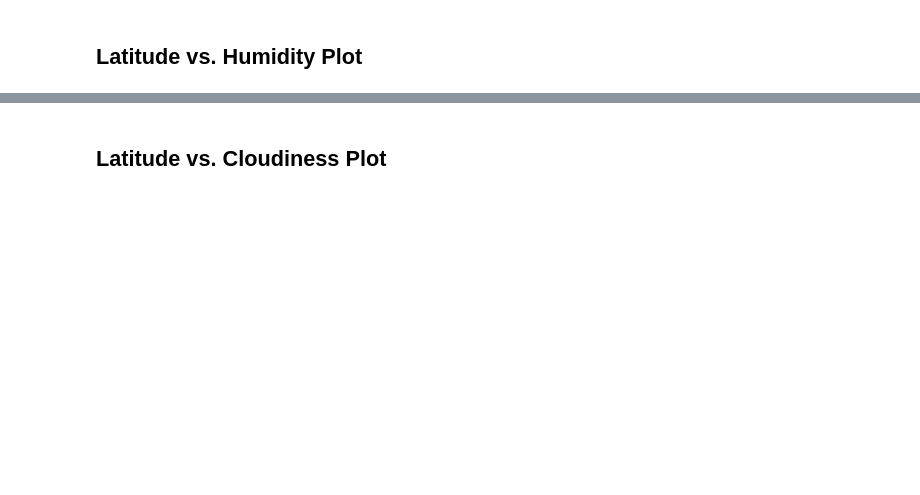
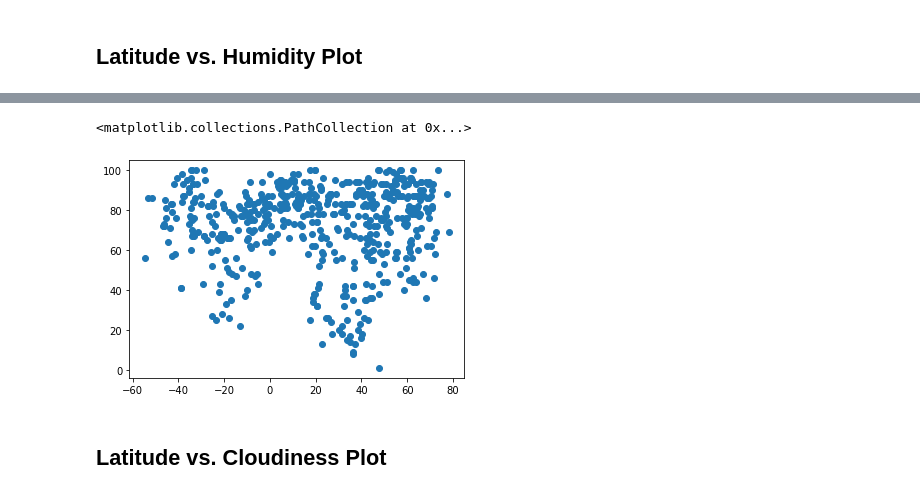
Before and after one commit to SakiSugio/python-api-challenge, a Jupyter notebook: starter_code/WeatherPy.ipynb, the cells around one changed output, grey strips where cells are left out. Saved outputs shown, nothing was run; the diff lists cells and outputs as text; code cells hidden in the pictures; blank space fills up the shorter version.

```diff
--- a/starter_code/WeatherPy.ipynb
+++ b/starter_code/WeatherPy.ipynb
@@ -203,2 +196,7 @@ Int64Index([], dtype='int64')
+# %%
+plt.scatter(weather_df["lat"],weather_df["humidity"])
+# %% [output]
+<matplotlib.collections.PathCollection at 0x...>
+[figure, added]
 # %% [markdown]
 ## Latitude vs. Cloudiness Plot
```
Also changed, not shown: parts of 28 cells of this notebook.
